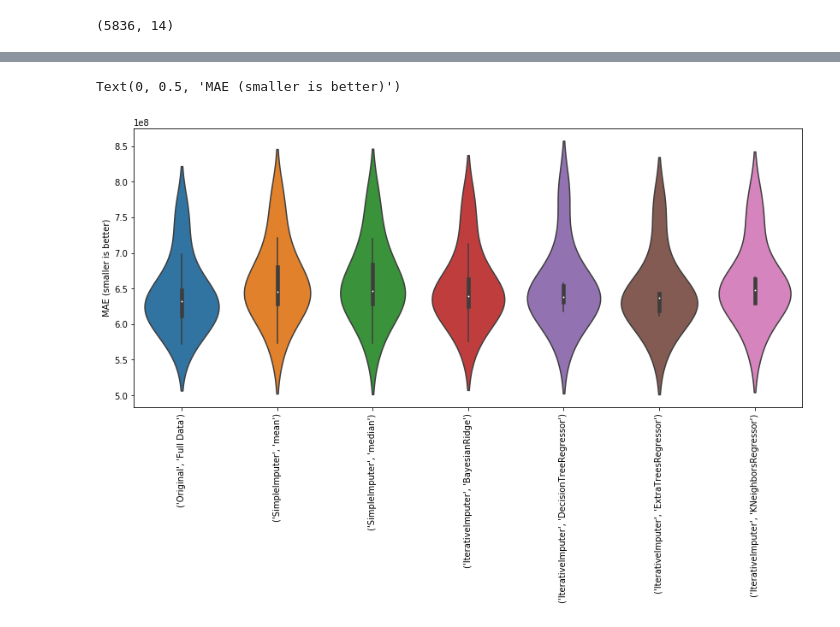
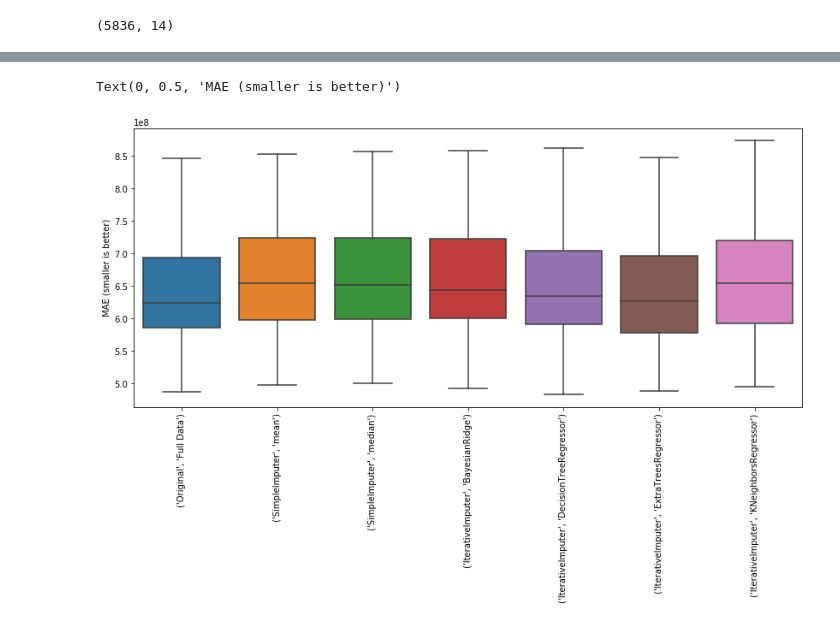
Before and after one commit to noproblem-james/data_imputation, a Jupyter notebook: notebooks/imputation_experimentation.ipynb, the cells around one changed output, grey strips where cells are left out. Cells and saved outputs as stored; diff of their text form; code cells hidden in the pictures.

```diff
--- a/notebooks/imputation_experimentation.ipynb
+++ b/notebooks/imputation_experimentation.ipynb
@@ -326,7 +334,7 @@ estimators = [
     BayesianRidge(),
     DecisionTreeRegressor(max_features='sqrt', random_state=0),
     ExtraTreesRegressor(n_estimators=20, random_state=0),
-    KNeighborsRegressor(n_neighbors=3)
+    KNeighborsRegressor(n_neighbors=20)
 ]
 score_iterative_imputer = pd.DataFrame()
 for impute_estimator in estimators:
@@ -362,9 +365,9 @@ scores
 # %%
 fig, ax = plt.subplots(figsize=(14, 6))
-sns.violinplot(data=scores)
+sns.boxplot(data=scores)
 for item in ax.get_xticklabels():
         item.set_rotation(90)
 ax.set_ylabel("MAE (smaller is better)")
 # %% [output]
 Text(0, 0.5, 'MAE (smaller is better)')
-[figure, old version]
+[figure, new version]
```
Also changed, not shown: parts of 7 cells of this notebook, 4 other files.
